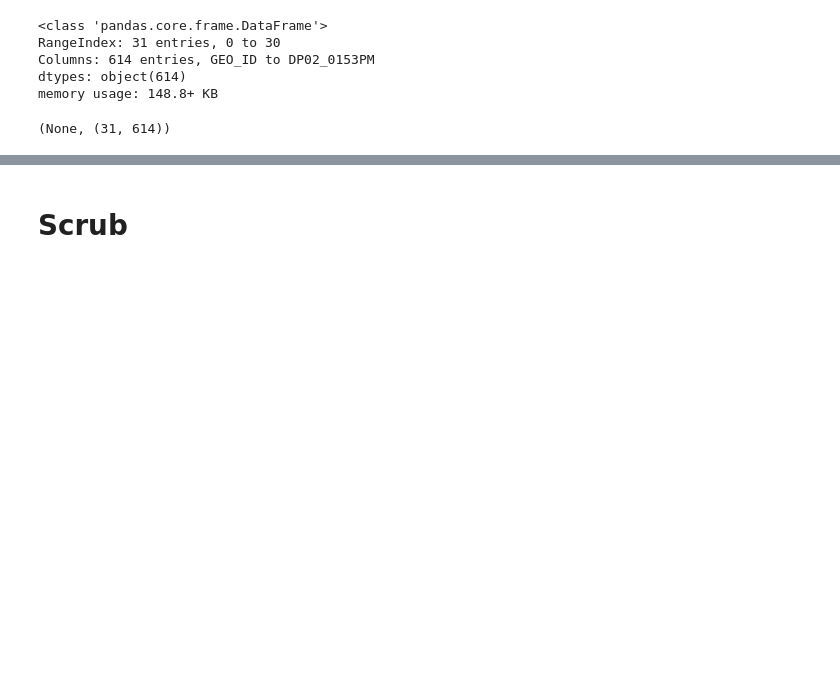
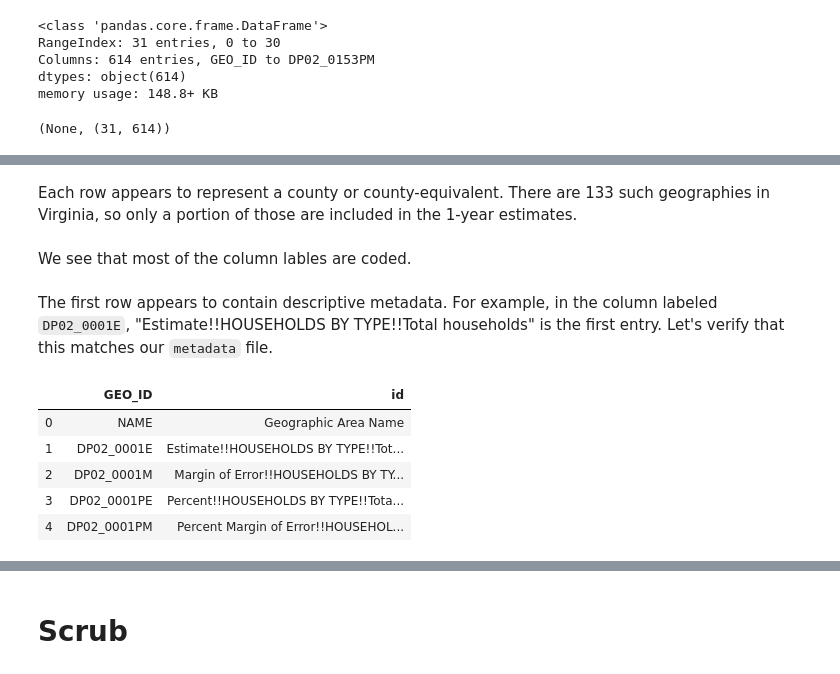
Before and after one commit to jammy-bot/acs-api, a Jupyter notebook: notebooks/1-web-data.ipynb, the cells around one changed output, grey strips where cells are left out. Drawn from its saved outputs; the diff is of its cells as text; code cells hidden in the pictures; blank space fills up the shorter version.

```diff
--- a/notebooks/1-web-data.ipynb
+++ b/notebooks/1-web-data.ipynb
@@ -59,0 +86,16 @@ memory usage: 148.8+ KB
+# %% [markdown]
+Each row appears to represent a county or county-equivalent. There are 133 such geographies in Virginia, so only a portion of those are included in the 1-year estimates.
+# %% [markdown]
+We see that most of the column lables are coded.
+# %% [markdown]
+The first row appears to contain descriptive metadata. For example, in the column labeled `DP02_0001E`,  "Estimate!!HOUSEHOLDS BY TYPE!!Total households" is the first entry. Let's verify that this matches our `metadata` file.
+# %%
+# viewing first rows from metadata
+metadata.head()
+# %% [output]
+|  | GEO_ID | id |
+| 0 | NAME | Geographic Area Name |
+| 1 | DP02_0001E | Estimate!!HOUSEHOLDS BY TYPE!!Tot... |
+| 2 | DP02_0001M | Margin of Error!!HOUSEHOLDS BY TY... |
+| 3 | DP02_0001PE | Percent!!HOUSEHOLDS BY TYPE!!Tota... |
+| 4 | DP02_0001PM | Percent Margin of Error!!HOUSEHOL... |
```
Also changed, not shown: parts of 14 cells of this notebook.
